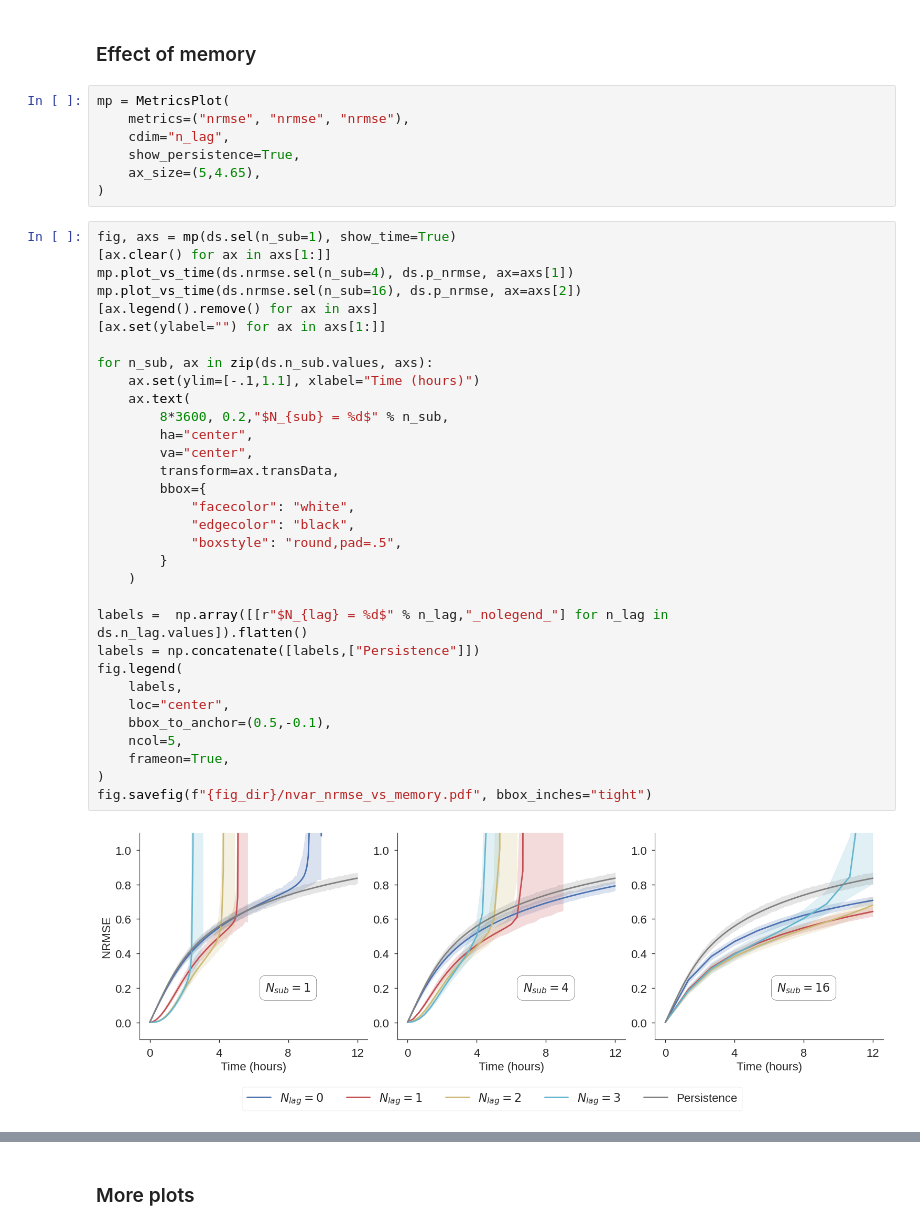
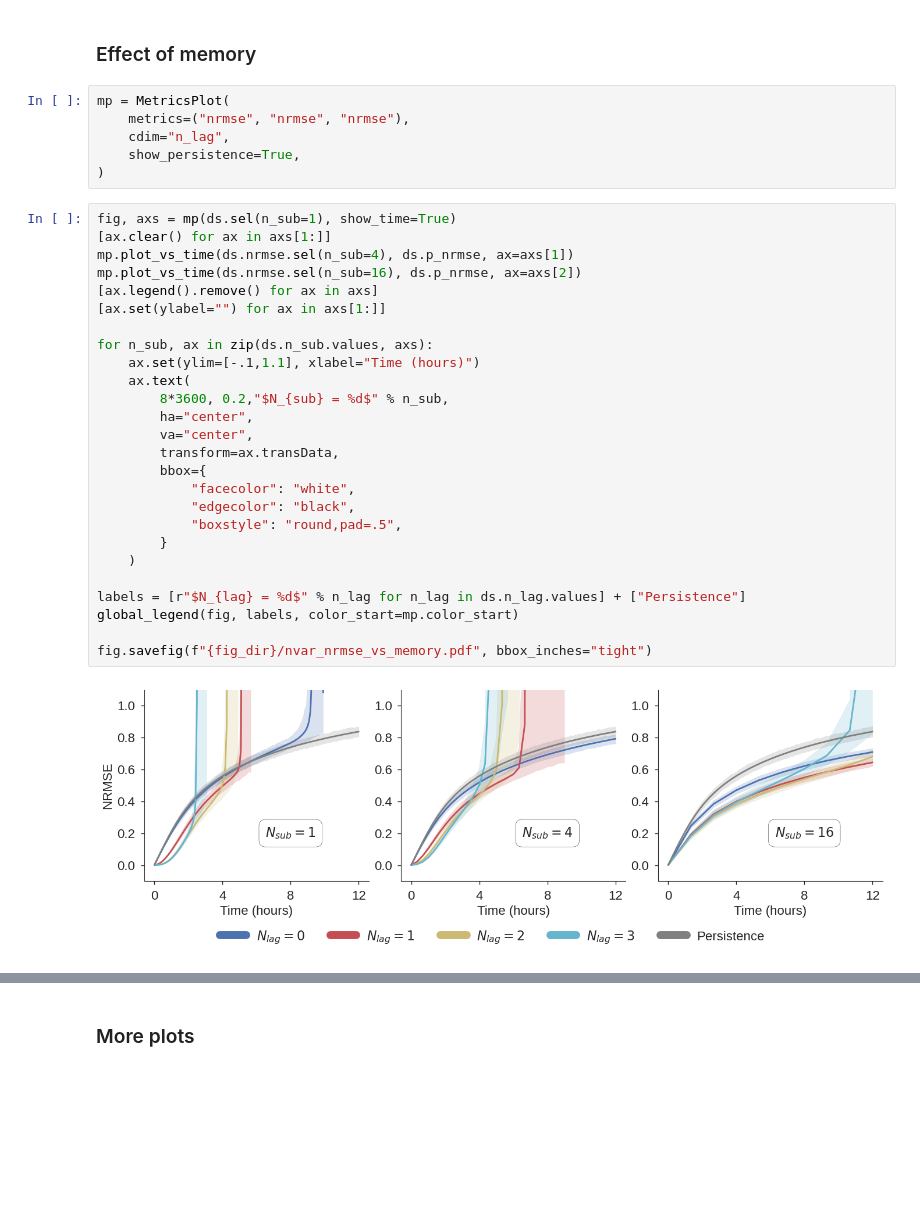
Before and after one commit to timothyas/rc-gfd, a Jupyter notebook: notebooks/plot_nvar.ipynb, the cells around one changed output, grey strips where cells are left out. Saved outputs shown, nothing was run; the diff lists cells and outputs as text; blank space fills up the shorter version.

```diff
--- a/notebooks/plot_nvar.ipynb
+++ b/notebooks/plot_nvar.ipynb
@@ -108,42 +102,35 @@ mp = MetricsPlot(
     metrics=("nrmse", "nrmse", "nrmse"),
     cdim="n_lag",
     show_persistence=True,
-    ax_size=(5,4.65),
 )
 # %%
 fig, axs = mp(ds.sel(n_sub=1), show_time=True)
 [ax.clear() for ax in axs[1:]]
 mp.plot_vs_time(ds.nrmse.sel(n_sub=4), ds.p_nrmse, ax=axs[1])
 mp.plot_vs_time(ds.nrmse.sel(n_sub=16), ds.p_nrmse, ax=axs[2])
 [ax.legend().remove() for ax in axs]
 [ax.set(ylabel="") for ax in axs[1:]]
 
 for n_sub, ax in zip(ds.n_sub.values, axs):
     ax.set(ylim=[-.1,1.1], xlabel="Time (hours)")
     ax.text(
         8*3600, 0.2,"$N_{sub} = %d$" % n_sub,
         ha="center",
         va="center",
         transform=ax.transData,
         bbox={
             "facecolor": "white",
             "edgecolor": "black",
             "boxstyle": "round,pad=.5",
         }
     )
 
-labels =  np.array([[r"$N_{lag} = %d$" % n_lag,"_nolegend_"] for n_lag in ds.n_lag.values]).flatten()
-labels = np.concatenate([labels,["Persistence"]])
-fig.legend(
-    labels,
-    loc="center",
-    bbox_to_anchor=(0.5,-0.1),
-    ncol=5,
-    frameon=True,
-)
+labels = [r"$N_{lag} = %d$" % n_lag for n_lag in ds.n_lag.values] + ["Persistence"]
+global_legend(fig, labels, color_start=mp.color_start)
+
 fig.savefig(f"{fig_dir}/nvar_nrmse_vs_memory.pdf", bbox_inches="tight")
 # %% [output]
-[figure, old version]
+[figure, new version]
 # %%
 fig, axs = plot_ke_relerr(
     ds["ke_rel_err"].sel(n_sub=16),
```
Also changed, not shown: parts of 4 cells of this notebook, 14 other files.
